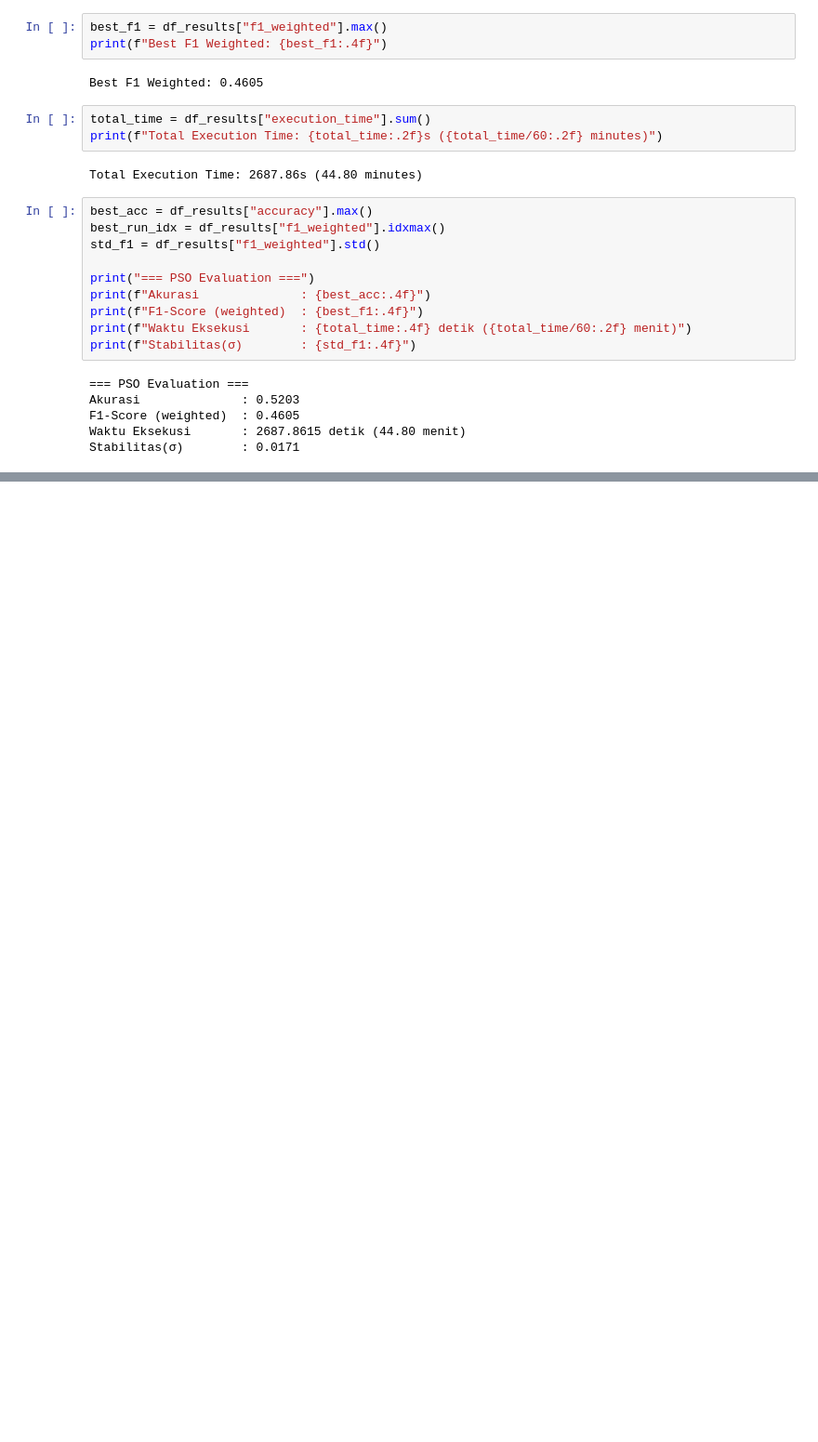
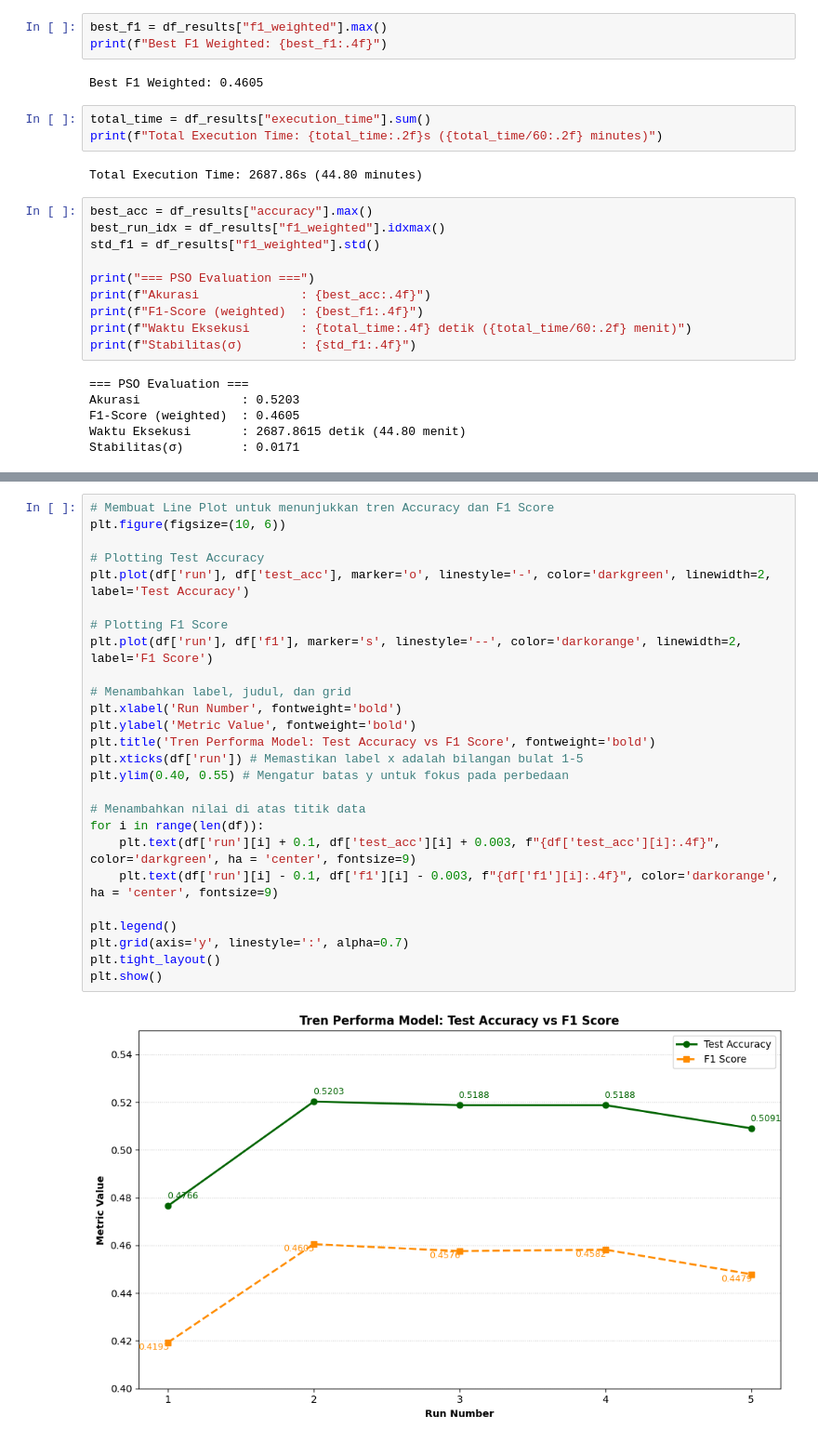
Before and after one commit to WayanRadit29/fp-fis-ga-pso-emotional-chatbot, a Jupyter notebook: src/scenarios/pso_optimization.ipynb, the cells around one changed output, grey strips where cells are left out. Shown at 93% size. Saved outputs shown, nothing was run; the diff lists cells and outputs as text; blank space fills up the shorter version.

Commit message:
feat: add visualization accuracy and f1 score of ga and pso

```diff
--- a/src/scenarios/pso_optimization.ipynb
+++ b/src/scenarios/pso_optimization.ipynb
@@ -165,0 +205,28 @@ Stabilitas(σ)        : 0.0171
+# %%
+# Membuat Line Plot untuk menunjukkan tren Accuracy dan F1 Score
+plt.figure(figsize=(10, 6))
+
+# Plotting Test Accuracy
+plt.plot(df['run'], df['test_acc'], marker='o', linestyle='-', color='darkgreen', linewidth=2, label='Test Accuracy')
+
+# Plotting F1 Score
+plt.plot(df['run'], df['f1'], marker='s', linestyle='--', color='darkorange', linewidth=2, label='F1 Score')
+
+# Menambahkan label, judul, dan grid
+plt.xlabel('Run Number', fontweight='bold')
+plt.ylabel('Metric Value', fontweight='bold')
+plt.title('Tren Performa Model: Test Accuracy vs F1 Score', fontweight='bold')
+plt.xticks(df['run']) # Memastikan label x adalah bilangan bulat 1-5
+plt.ylim(0.40, 0.55) # Mengatur batas y untuk fokus pada perbedaan
+
+# Menambahkan nilai di atas titik data
+for i in range(len(df)):
+    plt.text(df['run'][i] + 0.1, df['test_acc'][i] + 0.003, f"{df['test_acc'][i]:.4f}", color='darkgreen', ha = 'center', fontsize=9)
+    plt.text(df['run'][i] - 0.1, df['f1'][i] - 0.003, f"{df['f1'][i]:.4f}", color='darkorange', ha = 'center', fontsize=9)
+
+plt.legend()
+plt.grid(axis='y', linestyle=':', alpha=0.7)
+plt.tight_layout()
+plt.show()
+# %% [output]
+[figure, added]
```
Also changed, not shown: parts of 1 cell of this notebook, 1 other file.
